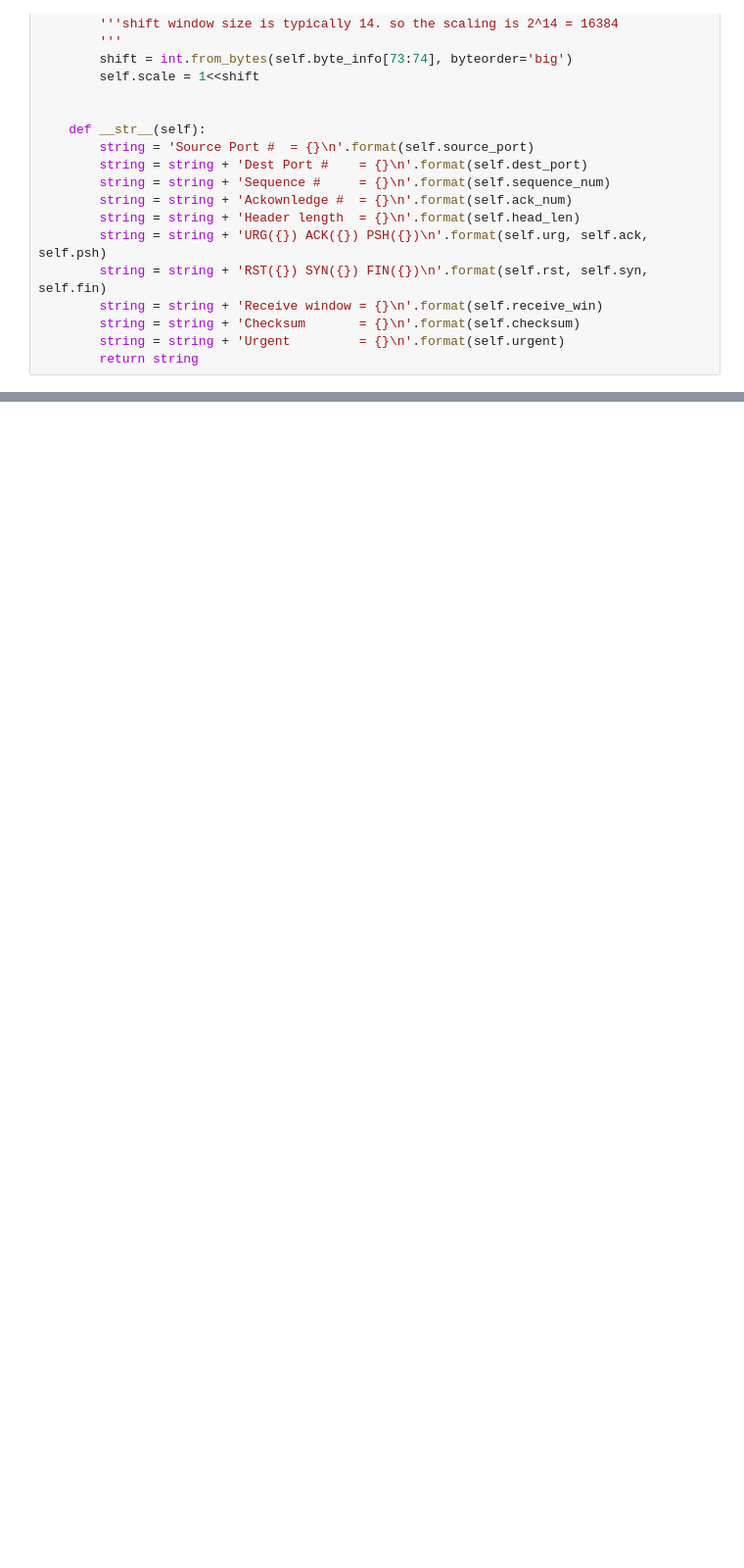
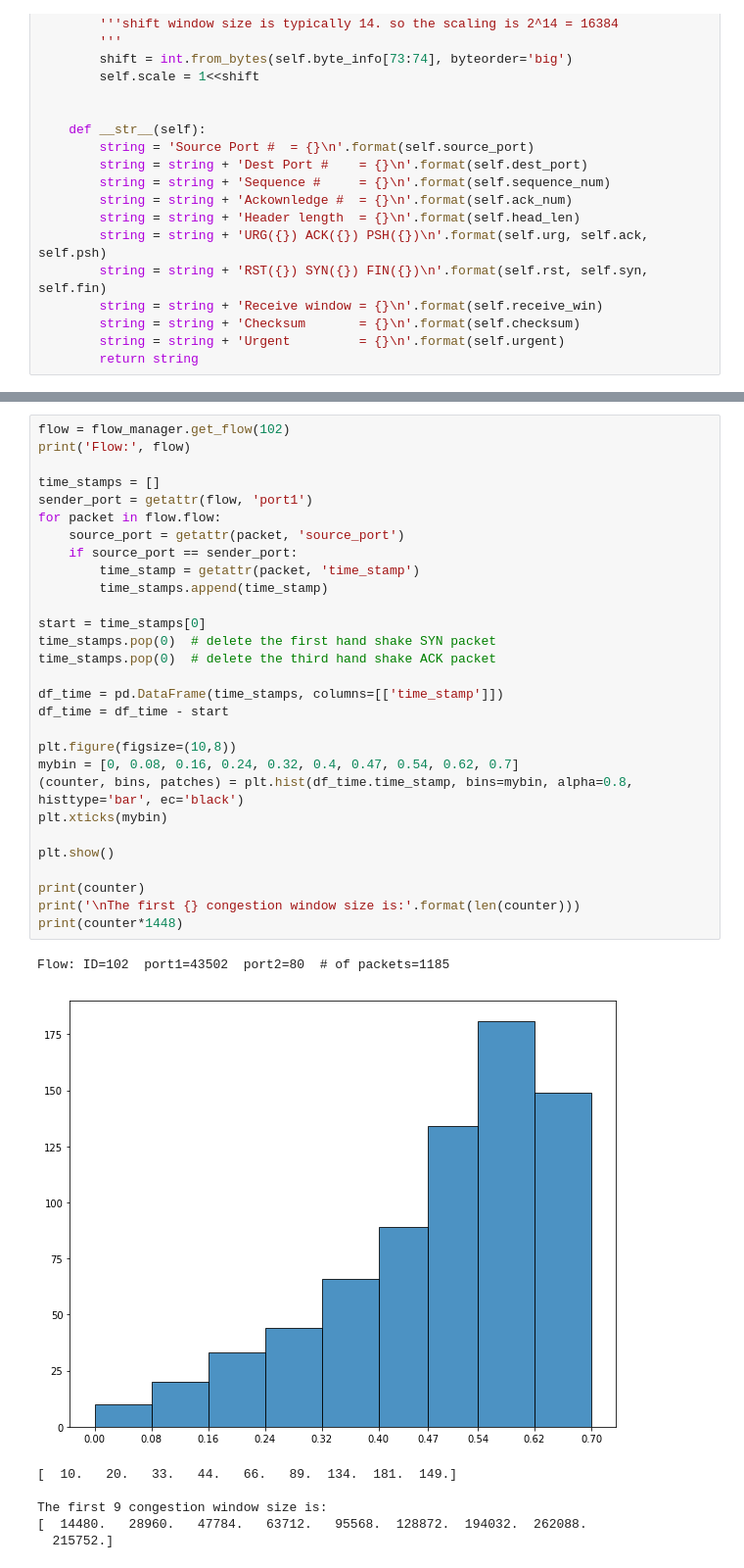
Before and after one commit to caitaozhan/CSE534-Homework, a Jupyter notebook: homework-2/pcap_tcp_test.ipynb, the cells around one changed output, grey strips where cells are left out. Shown: that part at 98% size. Saved outputs shown, nothing was run; the diff lists cells and outputs as text; blank space fills up the shorter version.

```diff
--- a/homework-2/pcap_tcp_test.ipynb
+++ b/homework-2/pcap_tcp_test.ipynb
@@ -432,0 +523,37 @@ float division by zero
+# %%
+flow = flow_manager.get_flow(102)
+print('Flow:', flow)
+
+time_stamps = []
+sender_port = getattr(flow, 'port1')
+for packet in flow.flow:
+    source_port = getattr(packet, 'source_port')
+    if source_port == sender_port:
+        time_stamp = getattr(packet, 'time_stamp')
+        time_stamps.append(time_stamp)
+
+start = time_stamps[0]
+time_stamps.pop(0)  # delete the first hand shake SYN packet
+time_stamps.pop(0)  # delete the third hand shake ACK packet
+
+df_time = pd.DataFrame(time_stamps, columns=[['time_stamp']])
+df_time = df_time - start
+
+plt.figure(figsize=(10,8))
+mybin = [0, 0.08, 0.16, 0.24, 0.32, 0.4, 0.47, 0.54, 0.62, 0.7]
+(counter, bins, patches) = plt.hist(df_time.time_stamp, bins=mybin, alpha=0.8, histtype='bar', ec='black')
+plt.xticks(mybin)
+
+plt.show()
+
+print(counter)
+print('\nThe first {} congestion window size is:'.format(len(counter)))
+print(counter*1448)
+# %% [output]
+Flow: ID=102  port1=43502  port2=80  # of packets=1185
+[figure, added]
+[  10.   20.   33.   44.   66.   89.  134.  181.  149.]
+
+The first 9 congestion window size is:
+[  14480.   28960.   47784.   63712.   95568.  128872.  194032.  262088.
+  215752.]
```
Also changed, not shown: parts of 12 cells of this notebook.
